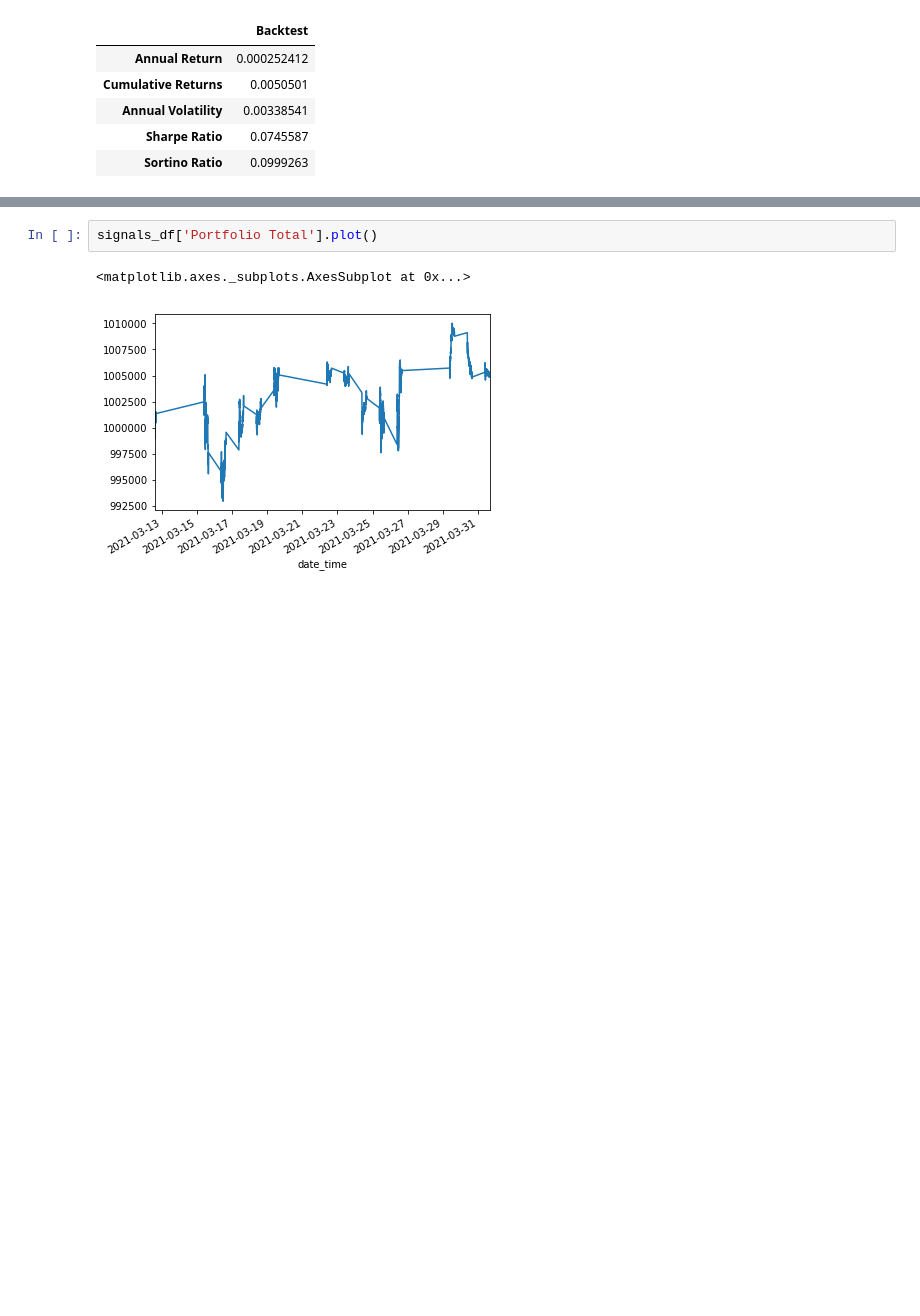
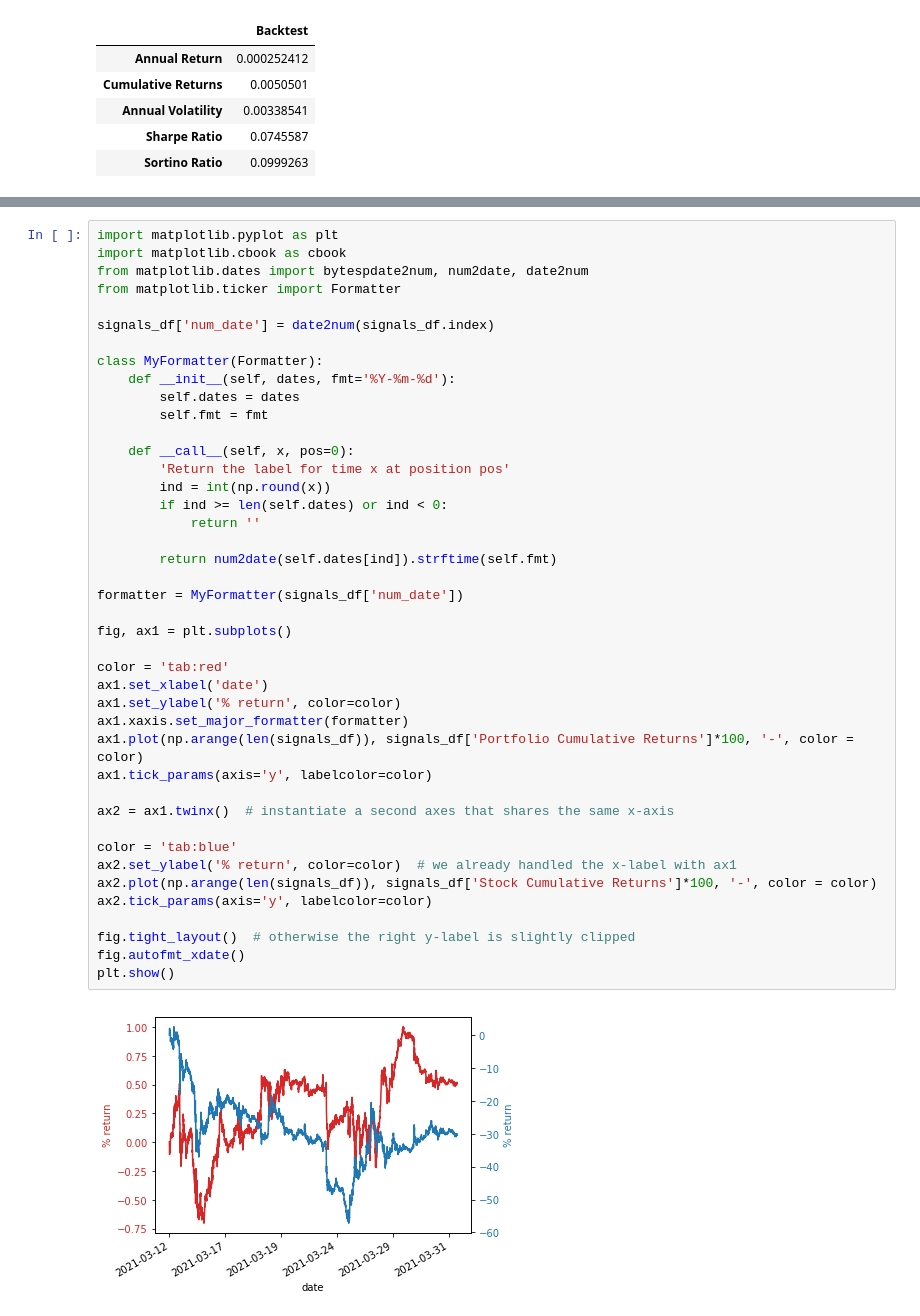
Before and after one commit to vweinblatt123/CF-Project2, a Jupyter notebook: Victor/trading_strategy.ipynb, the cells around one changed output, grey strips where cells are left out. Drawn from its saved outputs; the diff is of its cells as text; blank space fills up the shorter version.

```diff
--- a/Victor/trading_strategy.ipynb
+++ b/Victor/trading_strategy.ipynb
@@ -180,8 +170,47 @@ portfolio_entry_exit_plot = total_portfolio_value * entry * exit
 portfolio_entry_exit_plot.opts(xaxis=None)
 # %% [output]
 [interactive output not drawn]
-# %%
-signals_df['Portfolio Total'].plot()
-# %% [output]
-<matplotlib.axes._subplots.AxesSubplot at 0x...>
-[figure, removed]
+# %%
+import matplotlib.pyplot as plt
+import matplotlib.cbook as cbook
+from matplotlib.dates import bytespdate2num, num2date, date2num
+from matplotlib.ticker import Formatter
+
+signals_df['num_date'] = date2num(signals_df.index)
+
+class MyFormatter(Formatter):
+    def __init__(self, dates, fmt='%Y-%m-%d'):
+        self.dates = dates
+        self.fmt = fmt
+
+    def __call__(self, x, pos=0):
+        'Return the label for time x at position pos'
+        ind = int(np.round(x))
+        if ind >= len(self.dates) or ind < 0:
+            return ''
+
+        return num2date(self.dates[ind]).strftime(self.fmt)
+
+formatter = MyFormatter(signals_df['num_date'])
+
+fig, ax1 = plt.subplots()
+
+color = 'tab:red'
+ax1.set_xlabel('date')
+ax1.set_ylabel('% return', color=color)
+ax1.xaxis.set_major_formatter(formatter)
+ax1.plot(np.arange(len(signals_df)), signals_df['Portfolio Cumulative Returns']*100, '-', color = color)
+ax1.tick_params(axis='y', labelcolor=color)
+
+ax2 = ax1.twinx()  # instantiate a second axes that shares the same x-axis
+
+color = 'tab:blue'
+ax2.set_ylabel('% return', color=color)  # we already handled the x-label with ax1
+ax2.plot(np.arange(len(signals_df)), signals_df['Stock Cumulative Returns']*100, '-', color = color)
+ax2.tick_params(axis='y', labelcolor=color)
+
+fig.tight_layout()  # otherwise the right y-label is slightly clipped
+fig.autofmt_xdate()
+plt.show()
+# %% [output]
+[figure, added]
```
Also changed, not shown: parts of 3 cells of this notebook, 1 other file.
